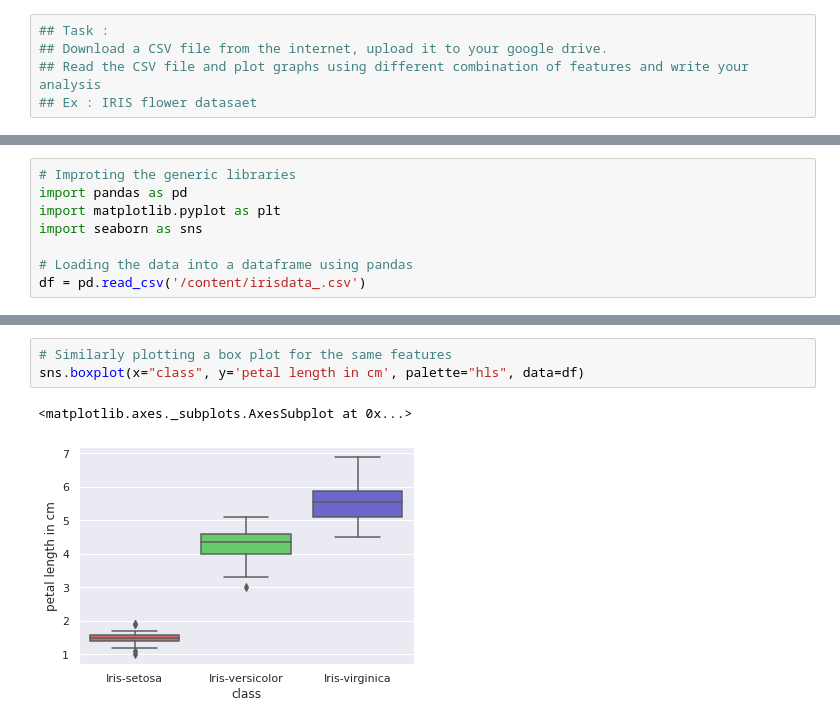
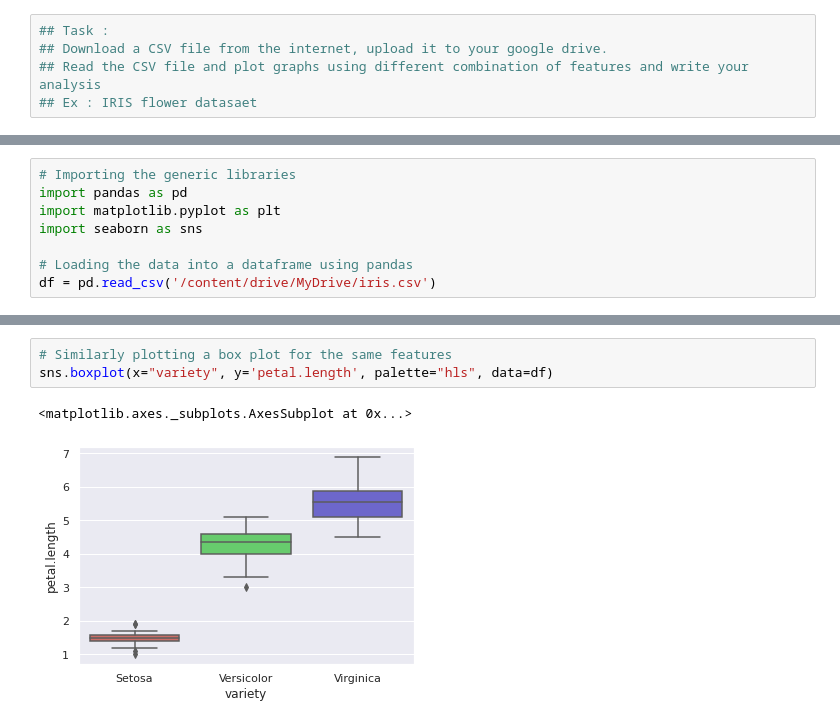
Before and after one commit to gnyanesh-bangaru/fmml-2022, a Jupyter notebook: Module1_Lab2.ipynb, the cells around one changed output, grey strips where cells are left out. Saved outputs shown, nothing was run; the diff lists cells and outputs as text.

```diff
--- a/Module1_Lab2.ipynb
+++ b/Module1_Lab2.ipynb
@@ -517,11 +506,11 @@ Mounted at /content/drive
 # %%
-# Improting the generic libraries
+# Importing the generic libraries
 import pandas as pd
 import matplotlib.pyplot as plt
 import seaborn as sns
 
 # Loading the data into a dataframe using pandas
-df = pd.read_csv('/content/irisdata_.csv')
+df = pd.read_csv('/content/drive/MyDrive/iris.csv')
 # %%
 # checking the data with respect to each feature class
 df.head(150)
@@ -567,6 +556,6 @@ sns.FacetGrid(df, hue ="class",
 # %%
 # Similarly plotting a box plot for the same features
-sns.boxplot(x="class", y='petal length in cm', palette="hls", data=df)
+sns.boxplot(x="variety", y='petal.length', palette="hls", data=df)
 # %% [output]
 <matplotlib.axes._subplots.AxesSubplot at 0x...>
-[figure, old version]
+[figure, new version]
```
Also changed, not shown: parts of 29 cells of this notebook.
